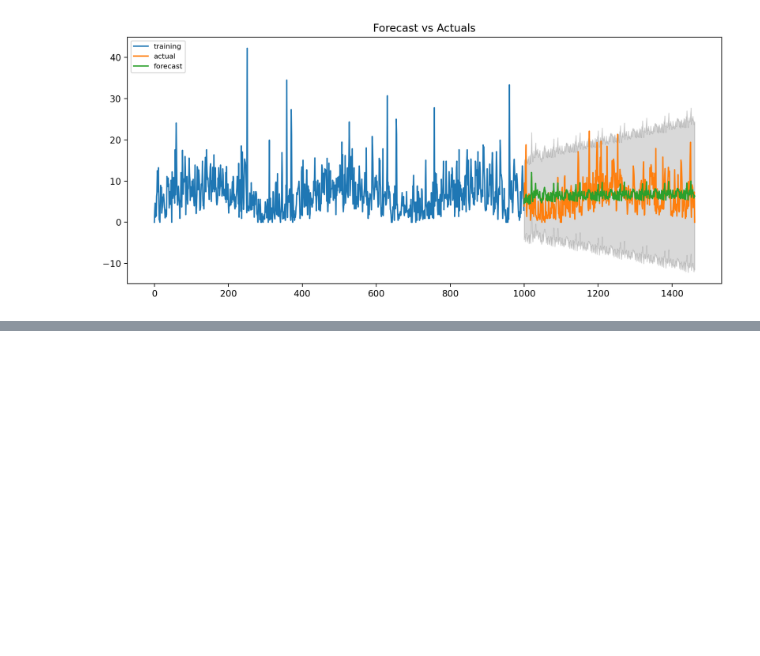
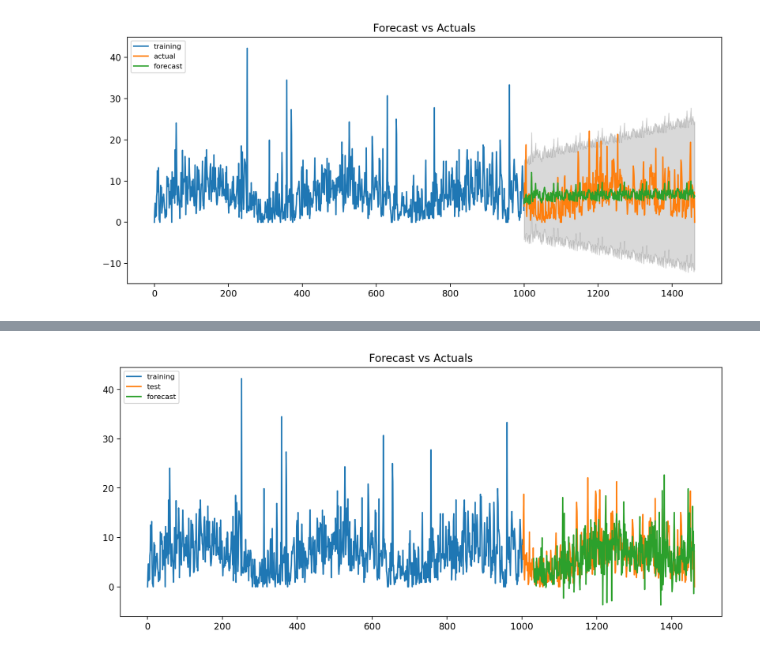
Before and after one commit to AShap03/Weather-forecast, a Jupyter notebook: forecast.ipynb, the cells around one changed output, grey strips where cells are left out. Saved outputs shown, nothing was run; the diff lists cells and outputs as text; code cells hidden in the pictures; blank space fills up the shorter version.

```diff
--- a/forecast.ipynb
+++ b/forecast.ipynb
@@ -69,0 +108,2 @@ plt.show()
+# %%
+y_predicted = regressor.predict(X_test_sequences)
@@ -69,0 +112,12 @@ plt.show()
+# %%
+training_sequences = training_time_steps
+# %%
+plt.figure(figsize=(12,5), dpi=200)
+plt.plot(range(training_sequences), row[:training_sequences], label='training')
+plt.plot(range(training_sequences, len(row)), row[training_sequences:], label='test')
+plt.plot(range(1031,1461), y_predicted, label='forecast')
+plt.title('Forecast vs Actuals')
+plt.legend(loc='upper left', fontsize=8)
+plt.show()
+# %% [output]
+[figure, added]
```
Also changed, not shown: parts of 6 cells of this notebook.
